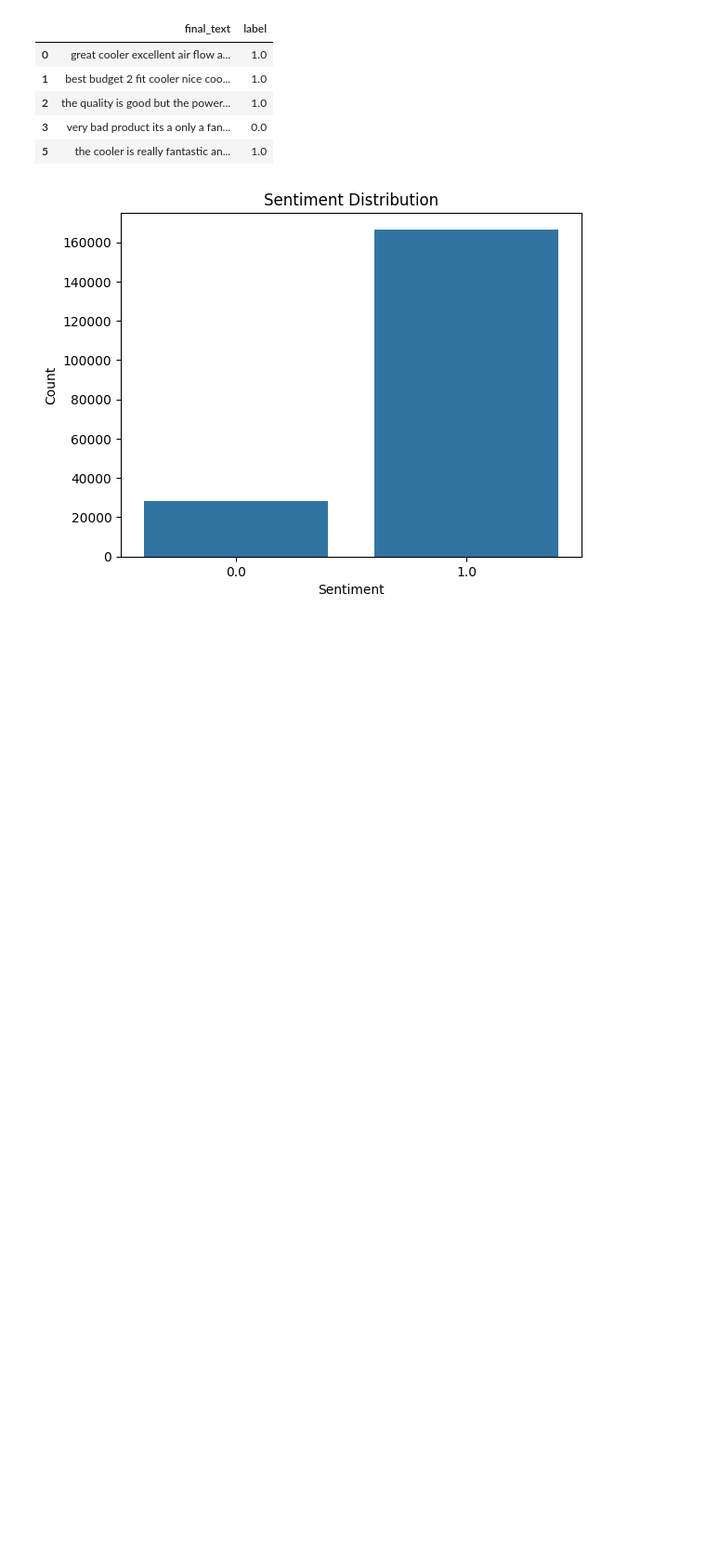
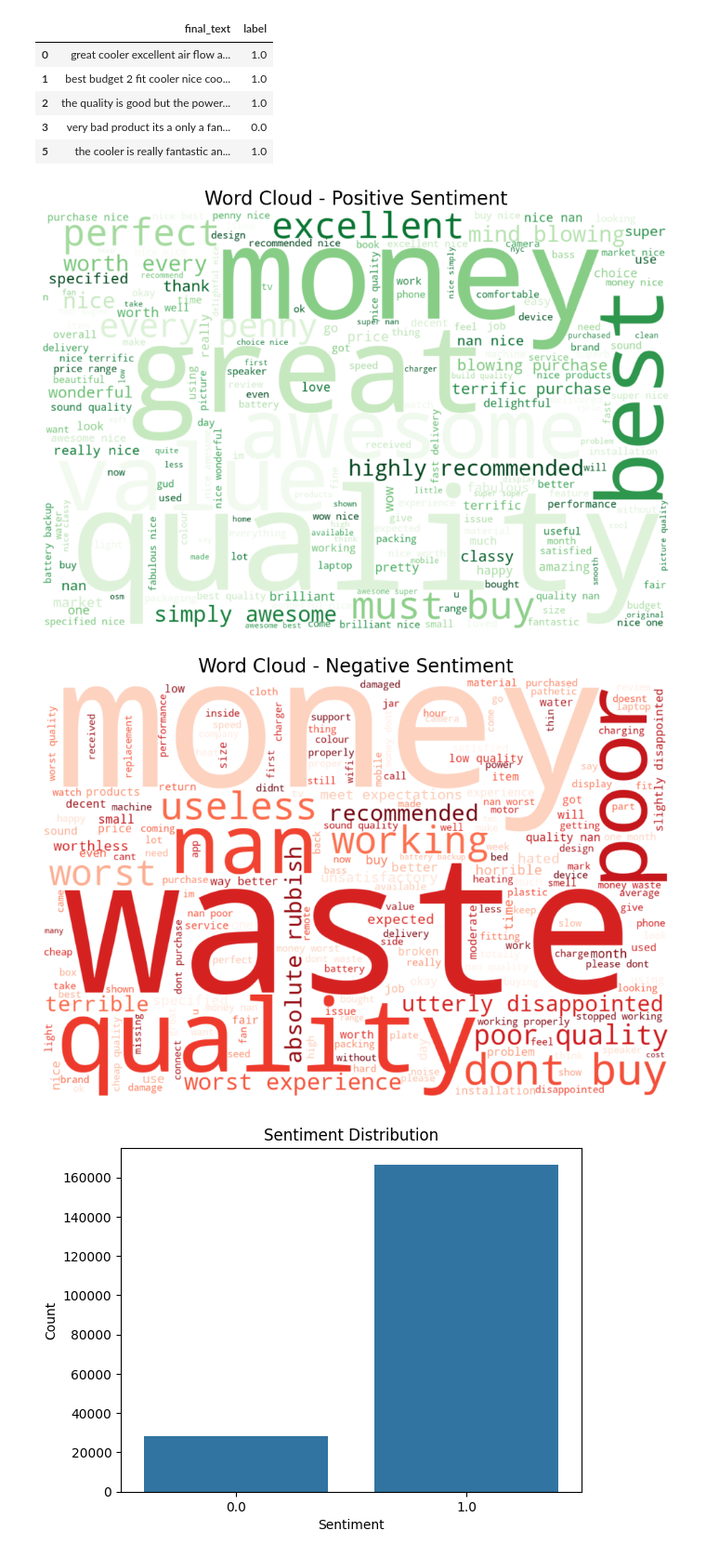
Before and after one commit to KunalDahal/Sentiment-Analysis, a Jupyter notebook: model/train.ipynb, the cells around one changed output. Shown at 93% size. Drawn from its saved outputs; the diff is of its cells as text; code cells hidden in the pictures; blank space fills up the shorter version.

```diff
--- a/model/train.ipynb
+++ b/model/train.ipynb
@@ -225,6 +249,56 @@ df.head()
 # %%
 # sentiment_map = {0: "Negative", 1: "Positive", 2: "Neutral"}
 # df["Sentiment_Label"] = df["Sentiment"].map(sentiment_map)
+# %%
+import pandas as pd
+from wordcloud import WordCloud, STOPWORDS
+import matplotlib.pyplot as plt
+
+# Basic cleaning: converting to lowercase
+df["final_text"] = df["final_text"].astype(str).str.lower()
+
+# STOPWORDS (you can customize later)
+stopwords = set(STOPWORDS)
+stopwords.update(["product", "seller", "amazon", "flipkart", "good", "bad"])
+
+# Separate text by sentiment
+positive_text = " ".join(df[df["Sentiment"] == "positive"]["final_text"])
+negative_text = " ".join(df[df["Sentiment"] == "negative"]["final_text"])
+
+# ---- Positive Word Cloud ----
+wc_pos = WordCloud(
+    width=1200,
+    height=800,
+    background_color="white",
+    colormap="Greens",
+    stopwords=stopwords,
+    max_words=200
+).generate(positive_text)
+
+plt.figure(figsize=(12, 8))
+plt.imshow(wc_pos, interpolation="bilinear")
+plt.axis("off")
+plt.title("Word Cloud - Positive Sentiment", fontsize=20)
+plt.show()
+
+# ---- Negative Word Cloud ----
+wc_neg = WordCloud(
+    width=1200,
+    height=800,
+    background_color="white",
+    colormap="Reds",
+    stopwords=stopwords,
+    max_words=200
+).generate(negative_text)
+
+plt.figure(figsize=(12, 8))
+plt.imshow(wc_neg, interpolation="bilinear")
+plt.axis("off")
+plt.title("Word Cloud - Negative Sentiment", fontsize=20)
+plt.show()
+# %% [output]
+[figure, added]
+[figure, added]
 # %%
 import matplotlib.pyplot as plt
 import seaborn as sns
```
Also changed, not shown: parts of 3 cells of this notebook.
